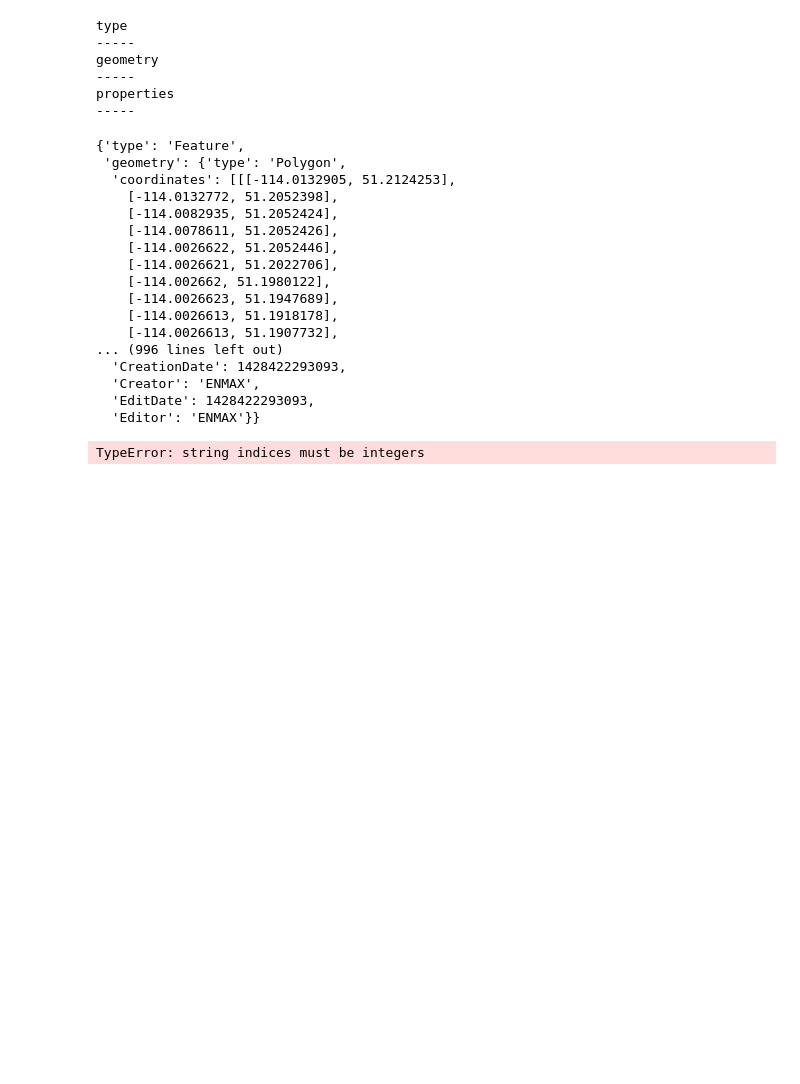
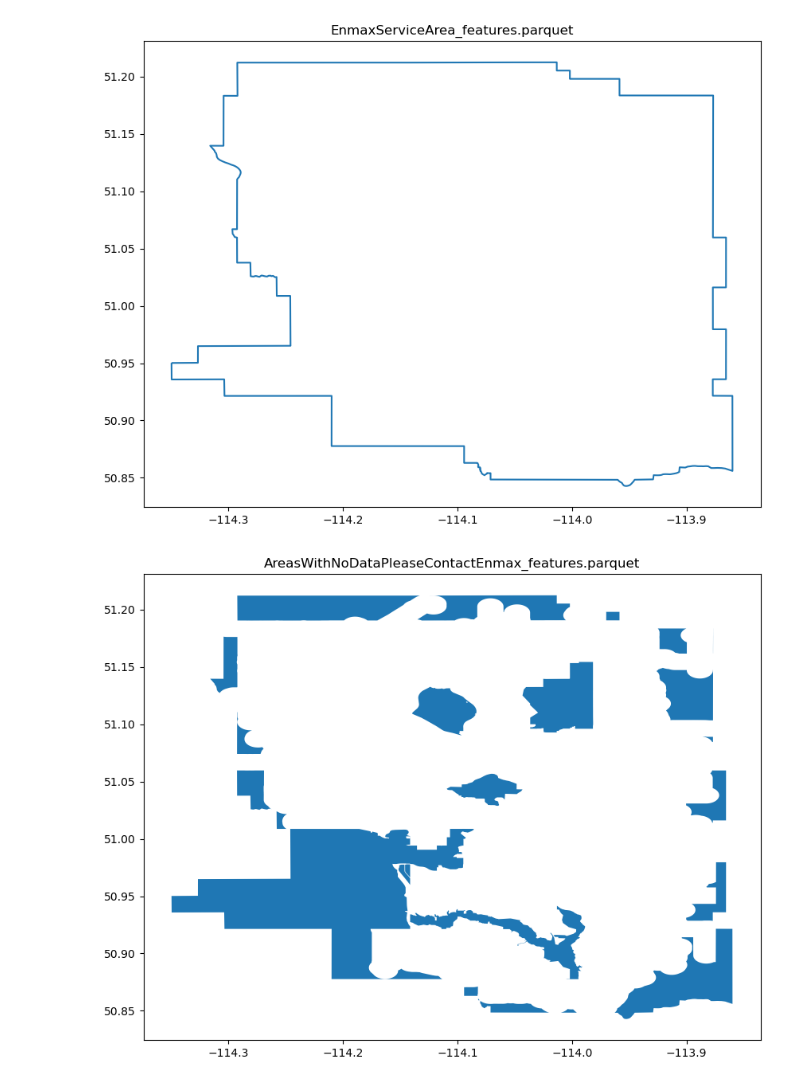
Before and after one commit to arlethzuri/calgary-dashboard, a Jupyter notebook: scribbles/scribbles.ipynb, the cells around one changed output. Drawn from its saved outputs; the diff is of its cells as text; code cells hidden in the pictures; blank space fills up the shorter version.

Commit message:
fast vis of parquet files

```diff
--- a/scribbles/scribbles.ipynb
+++ b/scribbles/scribbles.ipynb
@@ -1,45 +1,18 @@
-# %%
-import json
-filepath = "data/0_raw/enmax/Calgary_City_Limits/Calgary_City_Limits_features.json"
-
-# unpack dict
-with open(filepath, 'r') as f:
-        obj = json.load(f)[0]
-# %%
-for i in obj:
-    print(i)
-    print("-----")
-# %% [output]
-type
------
-geometry
------
-properties
------
-# %%
-obj
-# %% [output]
-{'type': 'Feature',
- 'geometry': {'type': 'Polygon',
-  'coordinates': [[[-114.0132905, 51.2124253],
-    [-114.0132772, 51.2052398],
-    [-114.0082935, 51.2052424],
-    [-114.0078611, 51.2052426],
-    [-114.0026622, 51.2052446],
-    [-114.0026621, 51.2022706],
-    [-114.002662, 51.1980122],
-    [-114.0026623, 51.1947689],
-    [-114.0026613, 51.1918178],
-    [-114.0026613, 51.1907732],
-... (996 lines left out)
-  'CreationDate': 1428422293093,
-  'Creator': 'ENMAX',
-  'EditDate': 1428422293093,
-  'Editor': 'ENMAX'}}
-# %%
-import geopandas
-gdf = geopandas.GeoDataFrame.from_features(obj[0]['geometry'])
-
-gdf
-# %% [output]
-TypeError: string indices must be integers
+# %%
+import os
+import geopandas as gpd
+import matplotlib.pyplot as plt
+
+dir = "/sci-it/hosts/olympus/calgary/processed_data/enmax/20260327/features/"
+
+parquet_files = [f for f in os.listdir(dir) if f.endswith('.parquet')]
+
+for pq_file in parquet_files:
+    gdf = gpd.read_parquet(os.path.join(dir, pq_file))
+    fig, ax = plt.subplots(figsize=(10, 10))
+    gdf.plot(ax=ax)
+    ax.set_title(pq_file)
+    plt.show()
+# %% [output]
+[figure, added]
+[figure, added]
```
Also changed, not shown: parts of 1 cell of this notebook.
